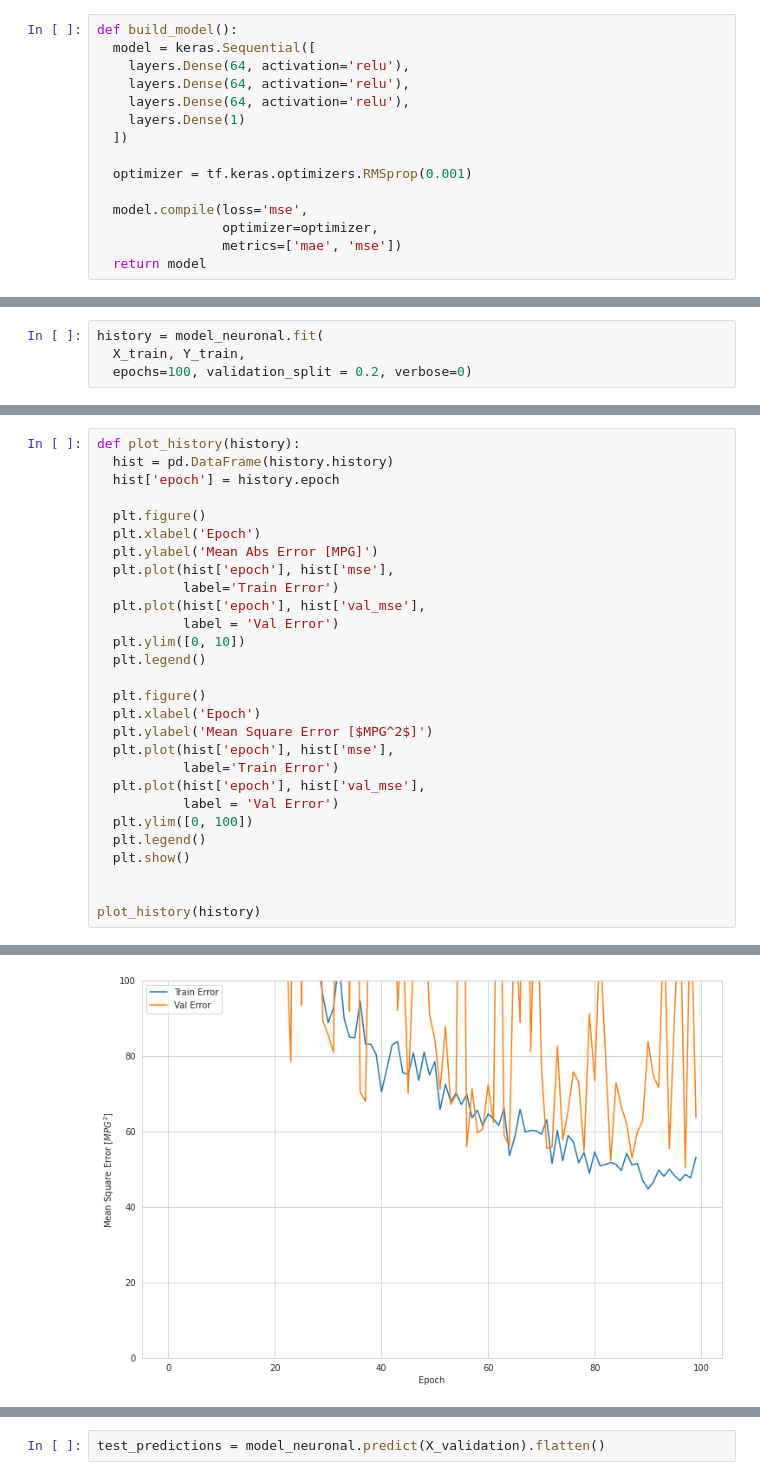
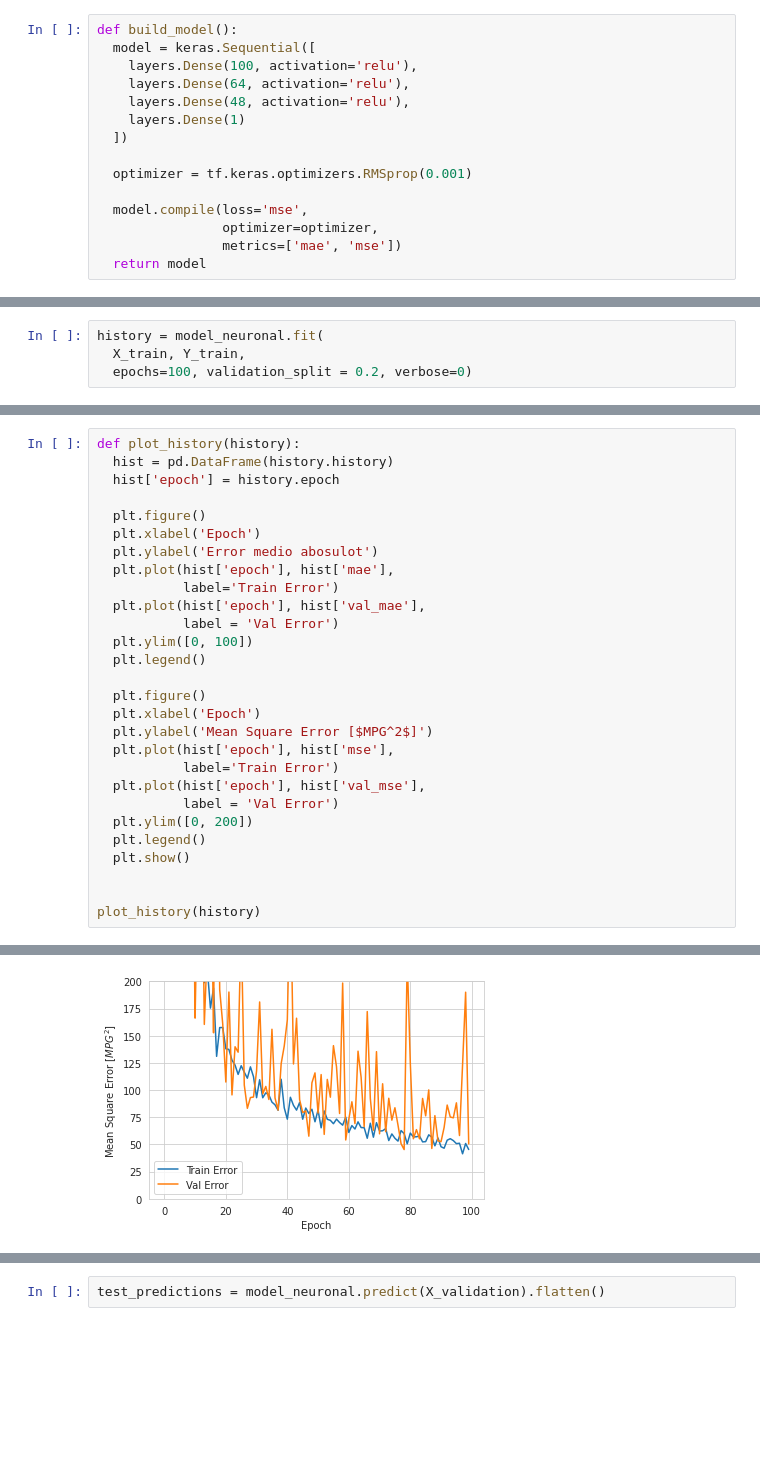
Before and after one commit to jalcuevag/estadistica-grupal, a Jupyter notebook: Actividad_2.ipynb, the cells around one changed output, grey strips where cells are left out. Cells and saved outputs as stored; diff of their text form; blank space fills up the shorter version.

```diff
--- a/Actividad_2.ipynb
+++ b/Actividad_2.ipynb
@@ -257,9 +259,9 @@ RED NEURONAL
 # %%
 def build_model():
   model = keras.Sequential([
+    layers.Dense(100, activation='relu'),
     layers.Dense(64, activation='relu'),
-    layers.Dense(64, activation='relu'),
-    layers.Dense(64, activation='relu'),
+    layers.Dense(48, activation='relu'),
     layers.Dense(1)
   ])
 
@@ -312,12 +314,12 @@ def plot_history(history):
 
   plt.figure()
   plt.xlabel('Epoch')
-  plt.ylabel('Mean Abs Error [MPG]')
-  plt.plot(hist['epoch'], hist['mse'],
+  plt.ylabel('Error medio abosulot')
+  plt.plot(hist['epoch'], hist['mae'],
            label='Train Error')
-  plt.plot(hist['epoch'], hist['val_mse'],
+  plt.plot(hist['epoch'], hist['val_mae'],
            label = 'Val Error')
-  plt.ylim([0, 10])
+  plt.ylim([0, 100])
   plt.legend()
 
   plt.figure()
@@ -327,7 +329,7 @@ def plot_history(history):
            label='Train Error')
   plt.plot(hist['epoch'], hist['val_mse'],
            label = 'Val Error')
-  plt.ylim([0, 100])
+  plt.ylim([0, 200])
   plt.legend()
   plt.show()
 
@@ -338,4 +340,4 @@ plot_history(history)
-[figure, old version]
+[figure, new version]
 # %%
 loss, mae, mse = model_neuronal.evaluate(X_validation, Y_validation, verbose=2)
 # %% [output]
```
Also changed, not shown: parts of 8 cells of this notebook.
